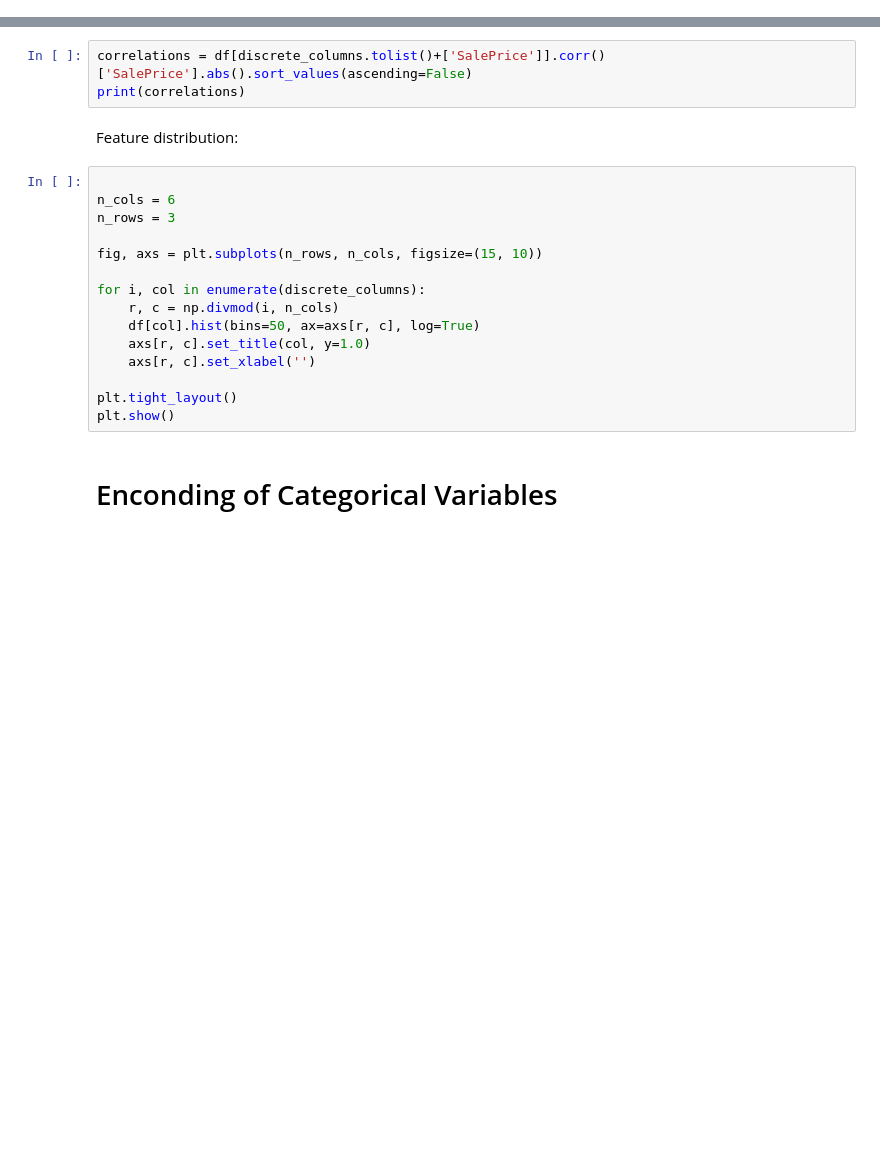
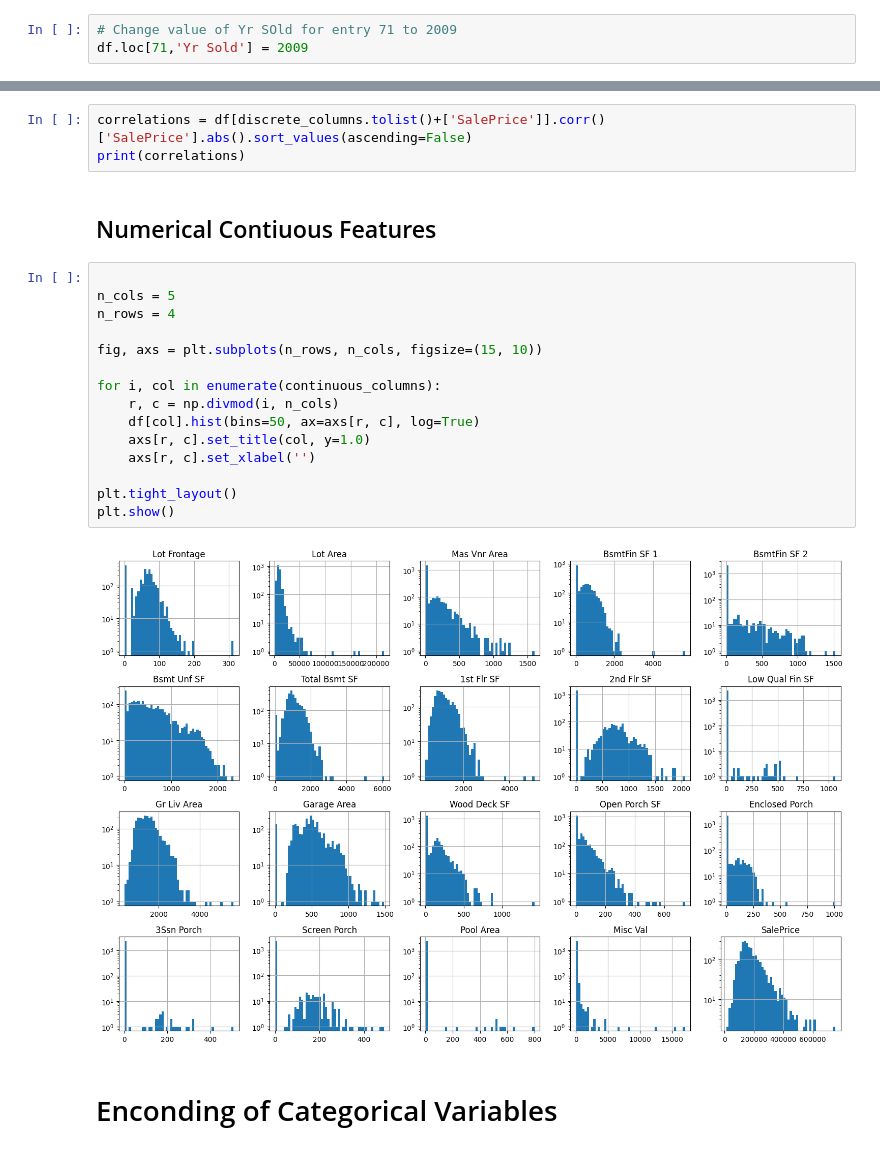
Before and after one commit to miguelfaf10/epfl_extension_school, a Jupyter notebook: 3_machine-learning-I_project/house-prices/house-prices-solution.ipynb, the cells around one changed output, grey strips where cells are left out. Cells and saved outputs as stored; diff of their text form; blank space fills up the shorter version.

```diff
--- a/3_machine-learning-I_project/house-prices/house-prices-solution.ipynb
+++ b/3_machine-learning-I_project/house-prices/house-prices-solution.ipynb
@@ -328,0 +430,3 @@ __Observation__:
+# %%
+# Change value of Yr SOld for entry 71 to 2009
+df.loc[71,'Yr Sold'] = 2009
@@ -431,23 +595,25 @@ print(len(df[categorical_columns].columns))
 # %%
 correlations = df[discrete_columns.tolist()+['SalePrice']].corr()['SalePrice'].abs().sort_values(ascending=False)
 print(correlations)
-# %% [markdown]
-Feature distribution:
+# %% [markdown]
+## Numerical Contiuous Features
 # %%
 
-n_cols = 6
-n_rows = 3
+n_cols = 5
+n_rows = 4
 
 fig, axs = plt.subplots(n_rows, n_cols, figsize=(15, 10))
 
-for i, col in enumerate(discrete_columns):
+for i, col in enumerate(continuous_columns):
     r, c = np.divmod(i, n_cols)
     df[col].hist(bins=50, ax=axs[r, c], log=True)
     axs[r, c].set_title(col, y=1.0)
     axs[r, c].set_xlabel('')
 
 plt.tight_layout()
 plt.show()
+# %% [output]
+[figure, added]
 # %% [markdown]
 # Enconding of Categorical Variables
 # %% [markdown]
```
Also changed, not shown: parts of 48 cells of this notebook, 3 other files.
